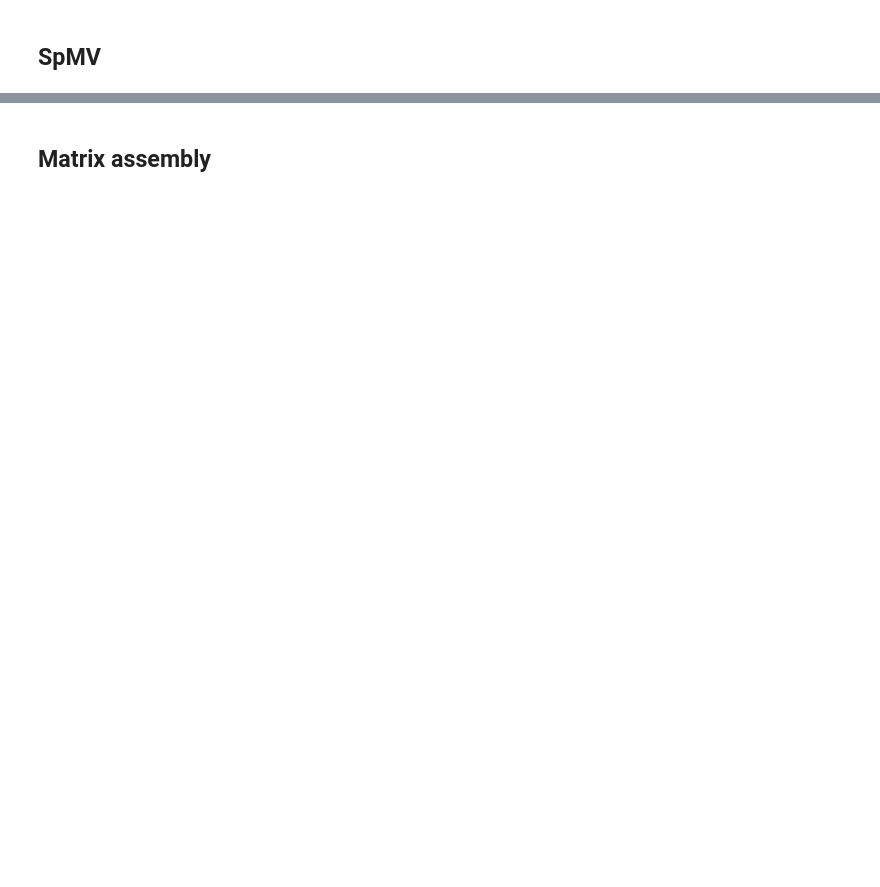
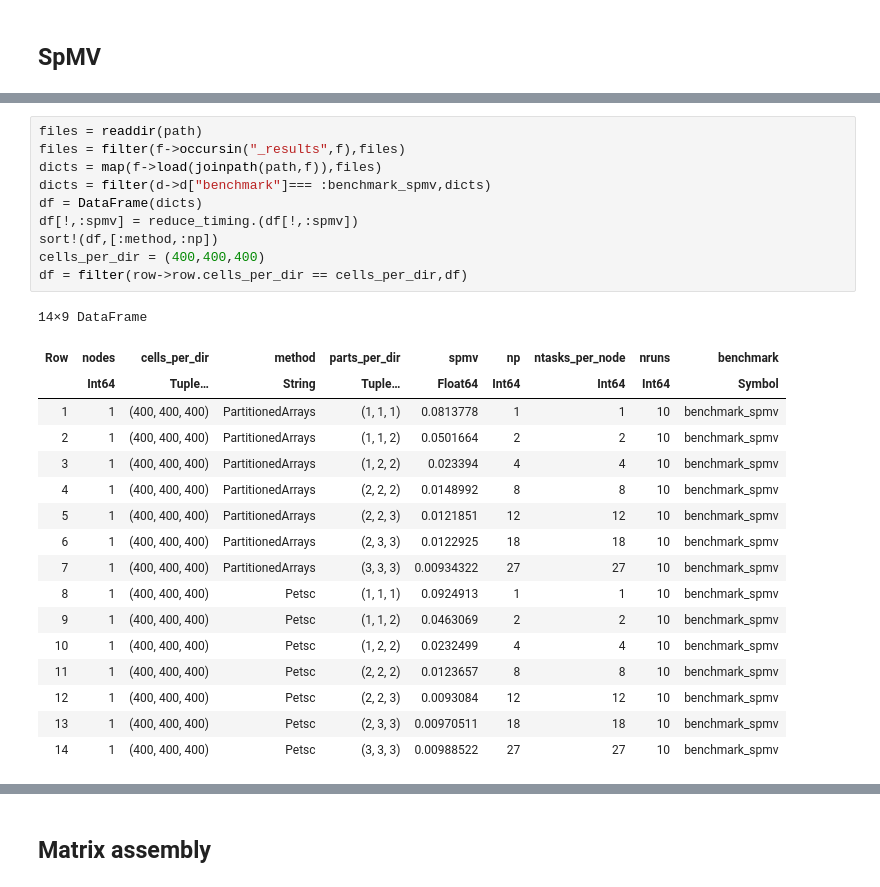
Before and after one commit to fverdugo/PartitionedArrays.jl, a Jupyter notebook: PartitionedArraysBenchmarks/analysis/analysis.ipynb, the cells around one changed output, grey strips where cells are left out. Drawn from its saved outputs; the diff is of its cells as text; blank space fills up the shorter version.

```diff
--- a/PartitionedArraysBenchmarks/analysis/analysis.ipynb
+++ b/PartitionedArraysBenchmarks/analysis/analysis.ipynb
@@ -74,0 +119,28 @@ plt
+# %%
+files = readdir(path)
+files = filter(f->occursin("_results",f),files)
+dicts = map(f->load(joinpath(path,f)),files)
+dicts = filter(d->d["benchmark"]=== :benchmark_spmv,dicts)
+df = DataFrame(dicts)
+df[!,:spmv] = reduce_timing.(df[!,:spmv])
+sort!(df,[:method,:np])
+cells_per_dir = (400,400,400)
+df = filter(row->row.cells_per_dir == cells_per_dir,df)
+# %% [output]
+14×9 DataFrame
+| Row | nodes | cells_per_dir | method | parts_per_dir | spmv | np | ntasks_per_node | nruns | benchmark |
+|  | Int64 | Tuple… | String | Tuple… | Float64 | Int64 | Int64 | Int64 | Symbol |
+| 1 | 1 | (400, 400, 400) | PartitionedArrays | (1, 1, 1) | 0.0813778 | 1 | 1 | 10 | benchmark_spmv |
+| 2 | 1 | (400, 400, 400) | PartitionedArrays | (1, 1, 2) | 0.0501664 | 2 | 2 | 10 | benchmark_spmv |
+| 3 | 1 | (400, 400, 400) | PartitionedArrays | (1, 2, 2) | 0.023394 | 4 | 4 | 10 | benchmark_spmv |
+| 4 | 1 | (400, 400, 400) | PartitionedArrays | (2, 2, 2) | 0.0148992 | 8 | 8 | 10 | benchmark_spmv |
+| 5 | 1 | (400, 400, 400) | PartitionedArrays | (2, 2, 3) | 0.0121851 | 12 | 12 | 10 | benchmark_spmv |
+| 6 | 1 | (400, 400, 400) | PartitionedArrays | (2, 3, 3) | 0.0122925 | 18 | 18 | 10 | benchmark_spmv |
+| 7 | 1 | (400, 400, 400) | PartitionedArrays | (3, 3, 3) | 0.00934322 | 27 | 27 | 10 | benchmark_spmv |
+| 8 | 1 | (400, 400, 400) | Petsc | (1, 1, 1) | 0.0924913 | 1 | 1 | 10 | benchmark_spmv |
+| 9 | 1 | (400, 400, 400) | Petsc | (1, 1, 2) | 0.0463069 | 2 | 2 | 10 | benchmark_spmv |
+| 10 | 1 | (400, 400, 400) | Petsc | (1, 2, 2) | 0.0232499 | 4 | 4 | 10 | benchmark_spmv |
+| 11 | 1 | (400, 400, 400) | Petsc | (2, 2, 2) | 0.0123657 | 8 | 8 | 10 | benchmark_spmv |
+| 12 | 1 | (400, 400, 400) | Petsc | (2, 2, 3) | 0.0093084 | 12 | 12 | 10 | benchmark_spmv |
+| 13 | 1 | (400, 400, 400) | Petsc | (2, 3, 3) | 0.00970511 | 18 | 18 | 10 | benchmark_spmv |
+| 14 | 1 | (400, 400, 400) | Petsc | (3, 3, 3) | 0.00988522 | 27 | 27 | 10 | benchmark_spmv |
```
Also changed, not shown: parts of 14 cells of this notebook, 1 other file.
